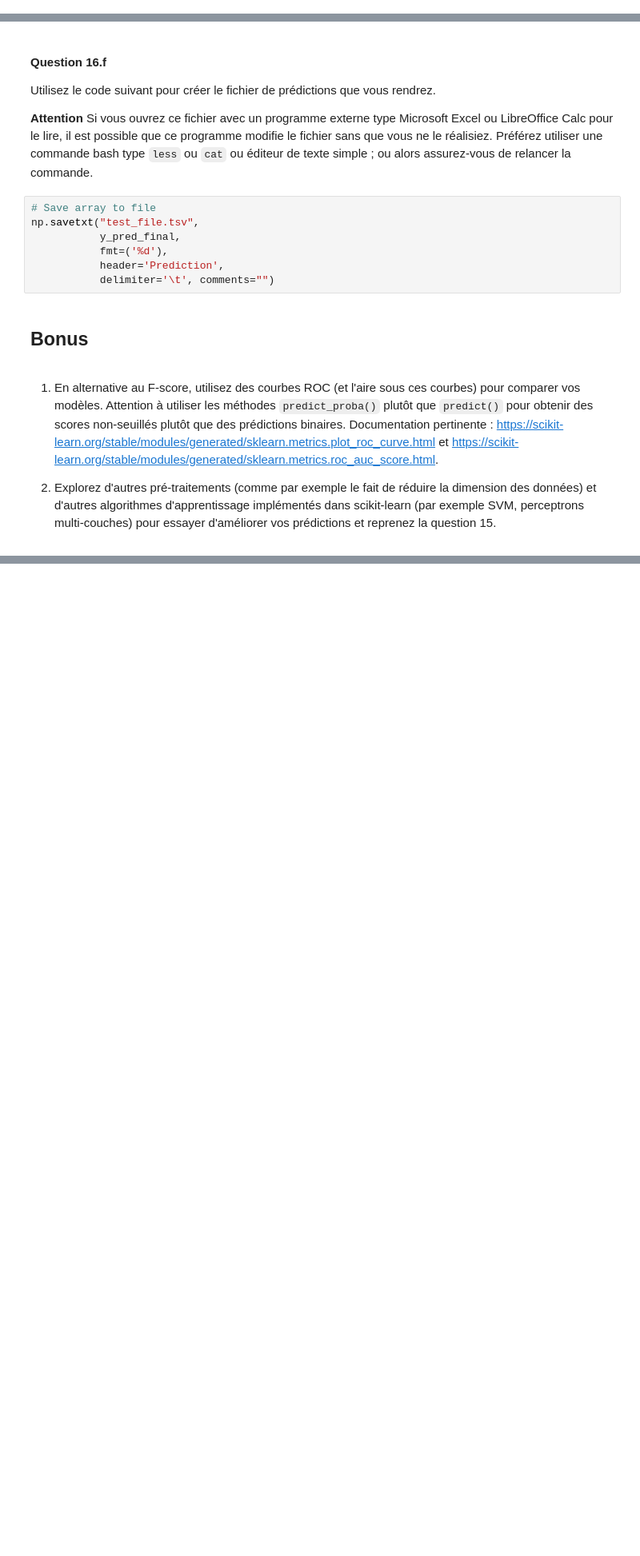
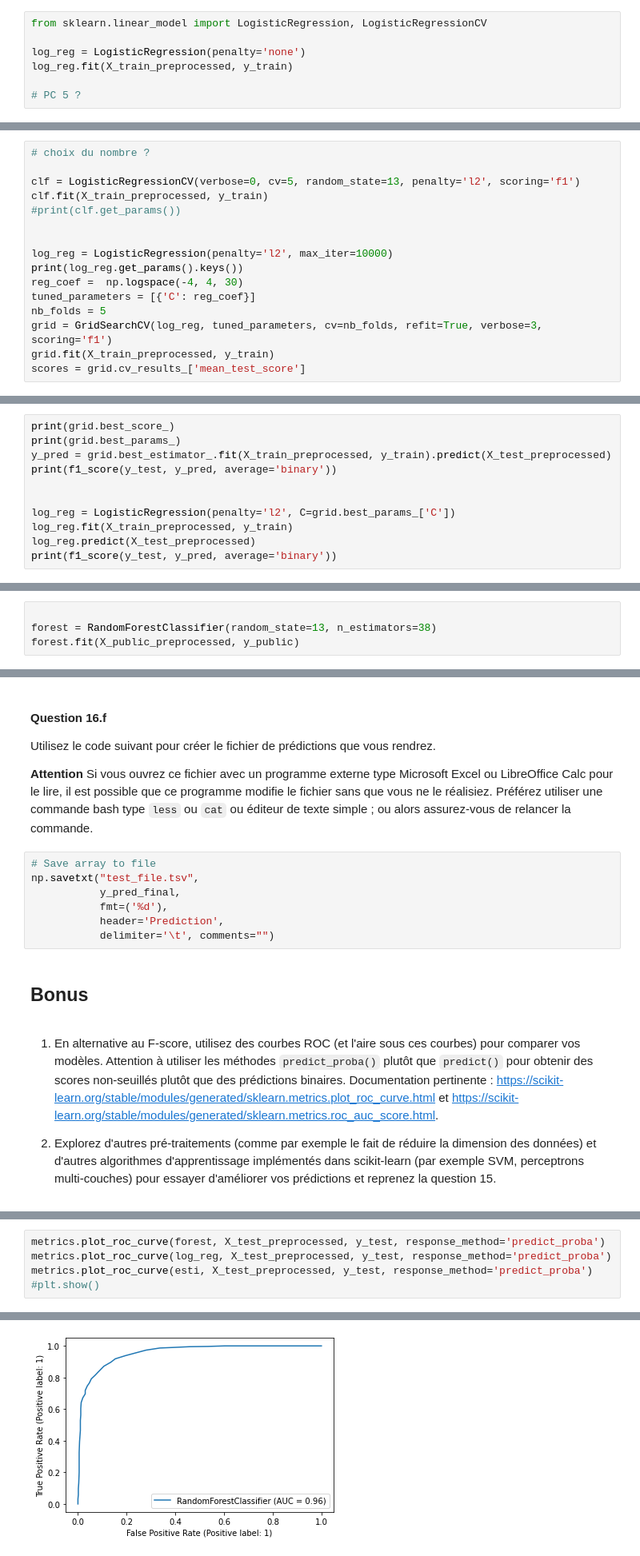
Before and after one commit to florian6973/sdd_projet, a Jupyter notebook: Projet.ipynb, the cells around one changed output, grey strips where cells are left out. Shown: that part at 80% size. Drawn from its saved outputs; the diff is of its cells as text; blank space fills up the shorter version.

```diff
--- a/Projet.ipynb
+++ b/Projet.ipynb
@@ -365,3 +364,10 @@ Entraînez une régression logistique non-régularisée sur le jeu d'entraîneme
 __Conseils :__
 * Vous trouverez les outils nécessaires dans la classe `LogisticRegression` du module `linear_model` de `scikit-learn` ; il s'agit ainsi d'une variante de la PC5. Comme toujours, référez-vous à la [documentation](https://scikit-learn.org/stable/modules/generated/sklearn.linear_model.LogisticRegression.html).
 * Pour ne pas avoir de régularisation, utilisez `penalty='none'`
+# %%
+from sklearn.linear_model import LogisticRegression, LogisticRegressionCV
+
+log_reg = LogisticRegression(penalty='none')
+log_reg.fit(X_train_preprocessed, y_train)
+
+# PC 5 ?
@@ -374,3 +389,19 @@ Vous attendez-vous à ce qu'utiliser une régularisation l2 améliore les perfor
 # %% [markdown]
 #### Question 13.a
 Déterminez par validation croisée une valeur optimale du coefficient de régularisation d'une régression logistique avec régularisation ridge.
+# %%
+# choix du nombre ?
+
+clf = LogisticRegressionCV(verbose=0, cv=5, random_state=13, penalty='l2', scoring='f1')
+clf.fit(X_train_preprocessed, y_train)
+#print(clf.get_params())
+
+
+log_reg = LogisticRegression(penalty='l2', max_iter=10000)
+print(log_reg.get_params().keys())
+reg_coef =  np.logspace(-4, 4, 30)
+tuned_parameters = [{'C': reg_coef}]
+nb_folds = 5
+grid = GridSearchCV(log_reg, tuned_parameters, cv=nb_folds, refit=True, verbose=3, scoring='f1')
+grid.fit(X_train_preprocessed, y_train)
+scores = grid.cv_results_['mean_test_score']
@@ -377,3 +426,14 @@ Déterminez par validation croisée une valeur optimale du coefficient de régul
 # %% [markdown]
 #### Question 13.b
 Quel est le F-score, sur le jeu de test, d'une régression logistique avec régularisation ridge et ce coefficient de régularisation optimal, entraînée sur le jeu d'entraînement ?
+# %%
+print(grid.best_score_)
+print(grid.best_params_)
+y_pred = grid.best_estimator_.fit(X_train_preprocessed, y_train).predict(X_test_preprocessed)
+print(f1_score(y_test, y_pred, average='binary'))
+
+
+log_reg = LogisticRegression(penalty='l2', C=grid.best_params_['C'])
+log_reg.fit(X_train_preprocessed, y_train)
+log_reg.predict(X_test_preprocessed)
+print(f1_score(y_test, y_pred, average='binary'))
@@ -408,3 +531,7 @@ Appliquez à `X_private` le pré-traitement que vous avez choisi ; enregistrez l
 # %% [markdown]
 #### Question 16.d
 Entraînez l'algorithme que vous avez sélectionné sur l'intégralité des données publiques `(X_public_processed, y_public)`.
+# %%
+
+forest = RandomForestClassifier(random_state=13, n_estimators=38)
+forest.fit(X_public_preprocessed, y_public)
@@ -431,0 +565,6 @@ np.savetxt("test_file.tsv",
+# %%
+metrics.plot_roc_curve(forest, X_test_preprocessed, y_test, response_method='predict_proba')
+metrics.plot_roc_curve(log_reg, X_test_preprocessed, y_test, response_method='predict_proba')
+metrics.plot_roc_curve(esti, X_test_preprocessed, y_test, response_method='predict_proba')
+#plt.show()
+# %% [output]
@@ -431,0 +572 @@ np.savetxt("test_file.tsv",
+[figure, added]
```
Also changed, not shown: parts of 25 cells of this notebook, 1 other file.
